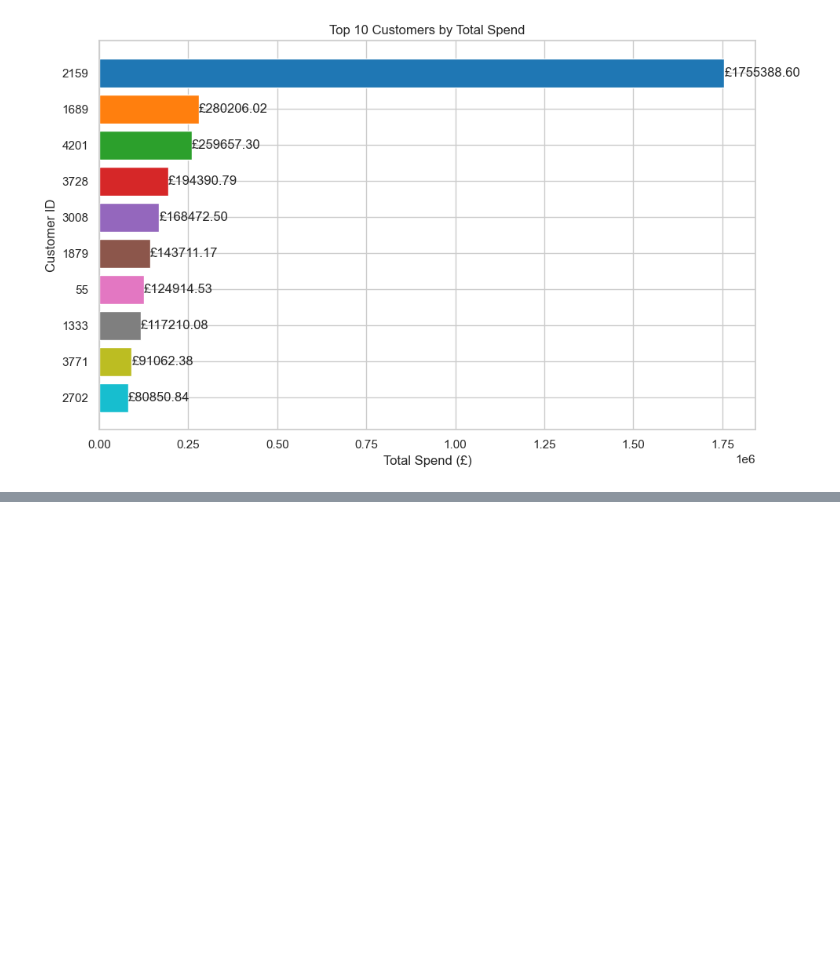
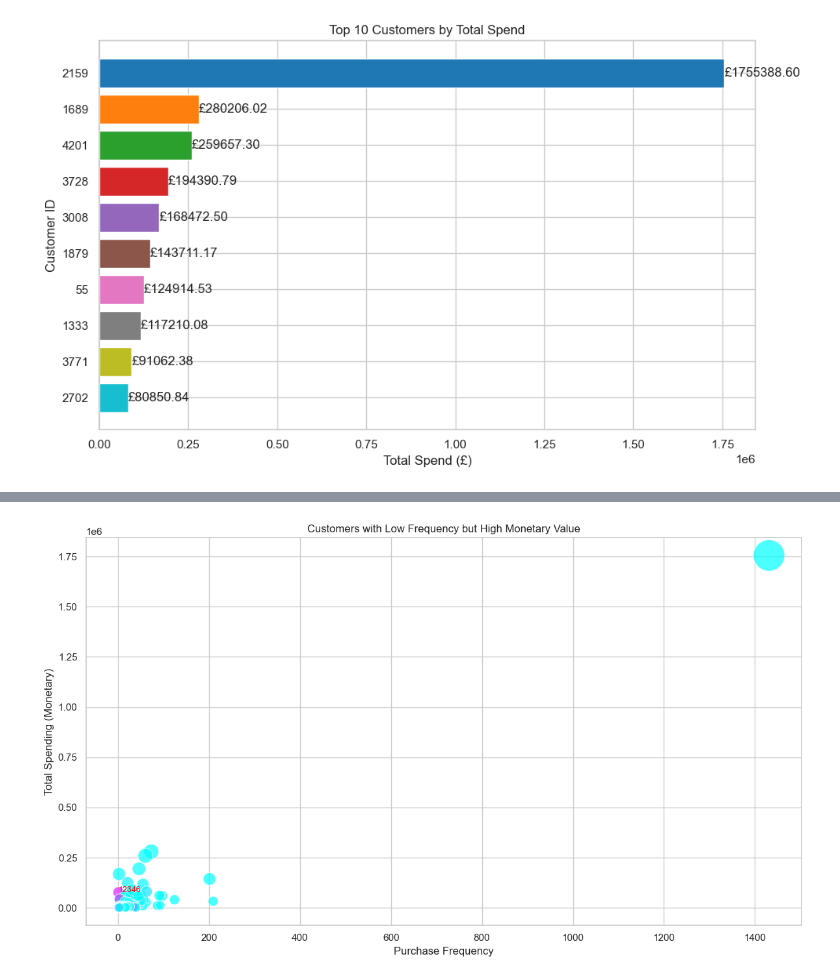
Before and after one commit to angeljayakumar/online-retail-analysis, a Jupyter notebook: notebooks/customer-behaviour.ipynb, the cells around one changed output, grey strips where cells are left out. Saved outputs shown, nothing was run; the diff lists cells and outputs as text; code cells hidden in the pictures; blank space fills up the shorter version.

```diff
--- a/notebooks/customer-behaviour.ipynb
+++ b/notebooks/customer-behaviour.ipynb
@@ -294,0 +328,31 @@ plt.show()
+# %%
+
+
+# Define threshold to highlight outliers (e.g., single purchase over 50,000)
+outliers = rfm[(rfm['Frequency'] == 1) & (rfm['Monetary'] > 50000)]
+
+plt.figure(figsize=(12, 7))
+scatter = sns.scatterplot(
+    data=rfm,
+    x='Frequency',
+    y='Monetary',
+    hue='Recency',
+    palette='cool',
+    size='Monetary',
+    sizes=(100, 1200),  # Increased dot size
+    legend=False,
+    alpha=0.7
+)
+
+# Highlight outliers with annotations
+for i, row in outliers.iterrows():
+    plt.text(row['Frequency'], row['Monetary'], str(int(row['CustomerID'])), fontsize=9, color='red')
+
+plt.title('Customers with Low Frequency but High Monetary Value')
+plt.xlabel('Purchase Frequency')
+plt.ylabel('Total Spending (Monetary)')
+plt.grid(True)
+plt.tight_layout()
+plt.show()
+# %% [output]
+[figure, added]
```
Also changed, not shown: parts of 6 cells of this notebook.
